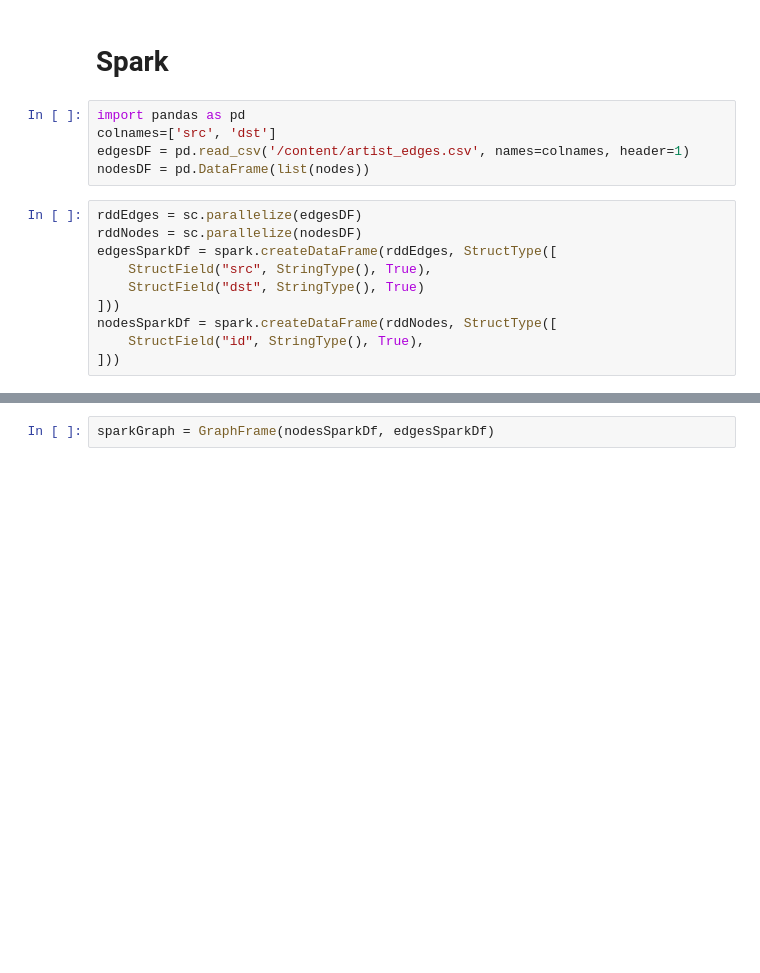
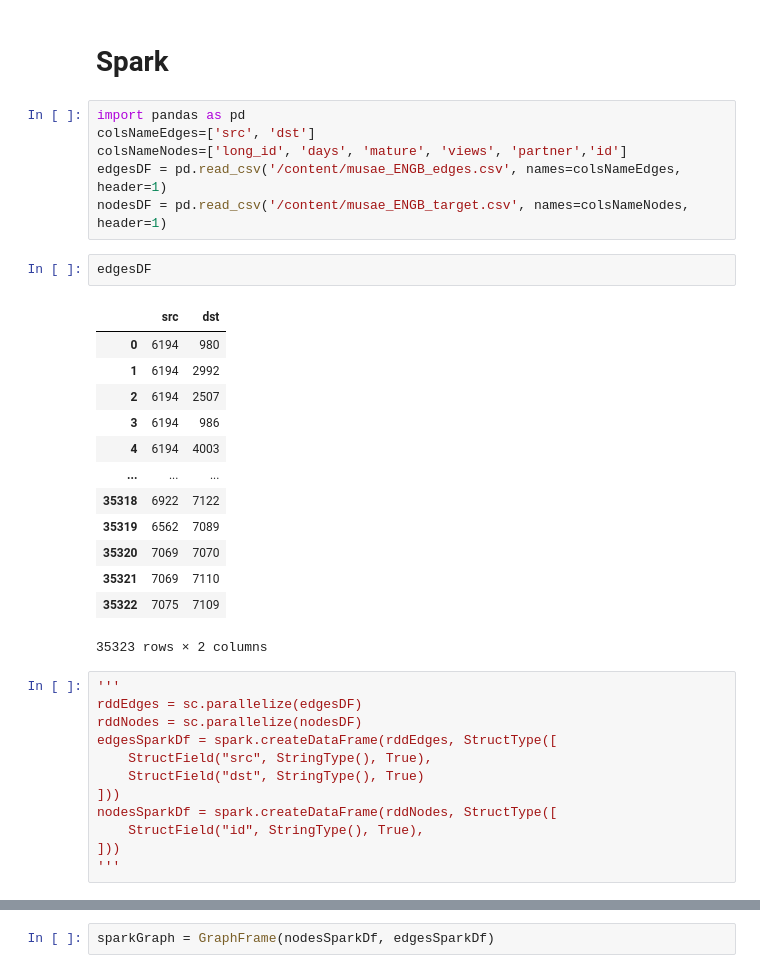
Before and after one commit to giacoballoccu/GraphComparison, a Jupyter notebook: GraphMethodsComparison.ipynb, the cells around one changed output, grey strips where cells are left out. Drawn from its saved outputs; the diff is of its cells as text; blank space fills up the shorter version.

```diff
--- a/GraphMethodsComparison.ipynb
+++ b/GraphMethodsComparison.ipynb
@@ -158,10 +240,28 @@ print("\nBSF standard graph time elapsed:" + str(end - start))
 # Spark
 # %%
 import pandas as pd
-colnames=['src', 'dst']
-edgesDF = pd.read_csv('/content/artist_edges.csv', names=colnames, header=1)
-nodesDF = pd.DataFrame(list(nodes))
+colsNameEdges=['src', 'dst']
+colsNameNodes=['long_id', 'days', 'mature', 'views', 'partner','id']
+edgesDF = pd.read_csv('/content/musae_ENGB_edges.csv', names=colsNameEdges, header=1)
+nodesDF = pd.read_csv('/content/musae_ENGB_target.csv', names=colsNameNodes, header=1)
+# %%
+edgesDF
+# %% [output]
+|  | src | dst |
+| 0 | 6194 | 980 |
+| 1 | 6194 | 2992 |
+| 2 | 6194 | 2507 |
+| 3 | 6194 | 986 |
+| 4 | 6194 | 4003 |
+| ... | ... | ... |
+| 35318 | 6922 | 7122 |
+| 35319 | 6562 | 7089 |
+| 35320 | 7069 | 7070 |
+| 35321 | 7069 | 7110 |
+| 35322 | 7075 | 7109 |
+35323 rows × 2 columns
 # %%
+'''
 rddEdges = sc.parallelize(edgesDF)
 rddNodes = sc.parallelize(nodesDF)
 edgesSparkDf = spark.createDataFrame(rddEdges, StructType([
@@ -171,3 +271,4 @@ edgesSparkDf = spark.createDataFrame(rddEdges, StructType([
 nodesSparkDf = spark.createDataFrame(rddNodes, StructType([
     StructField("id", StringType(), True),
 ]))
+'''
```
Also changed, not shown: parts of 35 cells of this notebook.
